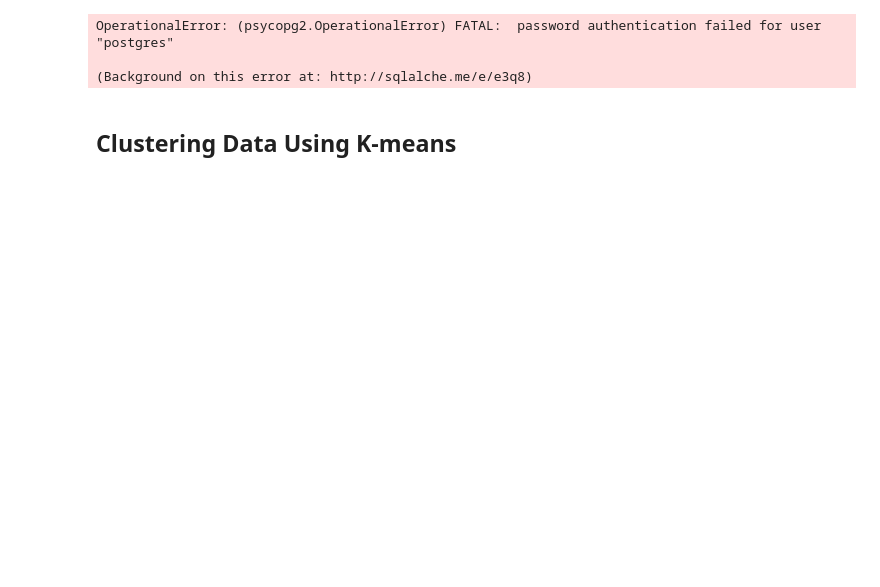
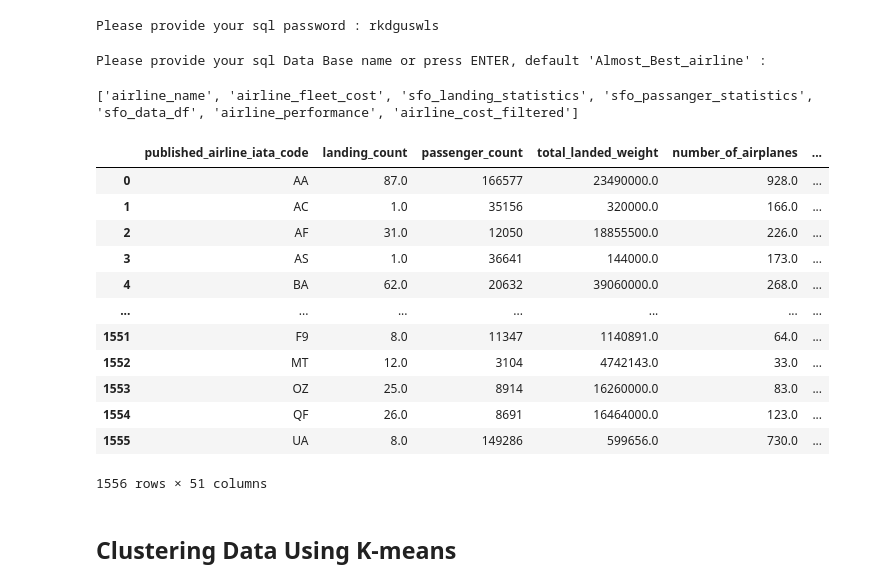
Before and after one commit to Alexlamp/final_project_group1, a Jupyter notebook: Logistic Regression & SVM .ipynb, the cells around one changed output. Drawn from its saved outputs; the diff is of its cells as text; code cells hidden in the pictures; blank space fills up the shorter version.

```diff
--- a/Logistic Regression & SVM .ipynb
+++ b/Logistic Regression & SVM .ipynb
@@ -12,19 +12,44 @@ import psycopg2
 # %% [output]
 [interactive output not drawn]
 [interactive output not drawn]
+# %%
+sql_password = str(input("Please provide your sql password : "))
+# %% [output]
+Please provide your sql password : rkdguswls
+# %%
+target_dbname =  str(input("Please provide your sql Data Base name or press ENTER, default 'Almost_Best_airline' :"))
+if target_dbname == '':
+    target_dbname = 'Almost_Best_airline'
+# %% [output]
+Please provide your sql Data Base name or press ENTER, default 'Almost_Best_airline' :
 # %%
 import sqlalchemy  # Package for accessing SQL databases via Python
 
 # Connect to database (Note: The package psychopg2 is required for Postgres to work with SQLAlchemy)
-engine = sqlalchemy.create_engine("postgresql://postgres:BlackSheepWall#1@localhost/Almost_Best_airline")
+engine = sqlalchemy.create_engine("postgresql://postgres:rkdguswls@localhost/Almost_Best_airline")
 con = engine.connect()
 
 # Verify that there are no existing tables
 print(engine.table_names())
 # %% [output]
-OperationalError: (psycopg2.OperationalError) FATAL:  password authentication failed for user "postgres"
-
-(Background on this error at: http://sqlalche.me/e/e3q8)
+['airline_name', 'airline_fleet_cost', 'sfo_landing_statistics', 'sfo_passanger_statistics', 'sfo_data_df', 'airline_performance', 'airline_cost_filtered']
+# %%
+airline_performance_df = pd.read_sql_table('airline_performance', "postgresql://postgres:rkdguswls@localhost/Almost_Best_airline")
+airline_performance_df
+# %% [output]
+|  | published_airline_iata_code | landing_count | passenger_count | total_landed_weight | number_of_airplanes | ... |
+| 0 | AA | 87.0 | 166577 | 23490000.0 | 928.0 | ... |
+| 1 | AC | 1.0 | 35156 | 320000.0 | 166.0 | ... |
+| 2 | AF | 31.0 | 12050 | 18855500.0 | 226.0 | ... |
+| 3 | AS | 1.0 | 36641 | 144000.0 | 173.0 | ... |
+| 4 | BA | 62.0 | 20632 | 39060000.0 | 268.0 | ... |
+| ... | ... | ... | ... | ... | ... | ... |
+| 1551 | F9 | 8.0 | 11347 | 1140891.0 | 64.0 | ... |
+| 1552 | MT | 12.0 | 3104 | 4742143.0 | 33.0 | ... |
+| 1553 | OZ | 25.0 | 8914 | 16260000.0 | 83.0 | ... |
+| 1554 | QF | 26.0 | 8691 | 16464000.0 | 123.0 | ... |
+| 1555 | UA | 8.0 | 149286 | 599656.0 | 730.0 | ... |
+1556 rows × 51 columns
 # %% [markdown]
 ## Clustering Data Using K-means
 # %%
```
Also changed, not shown: parts of 46 cells of this notebook.
